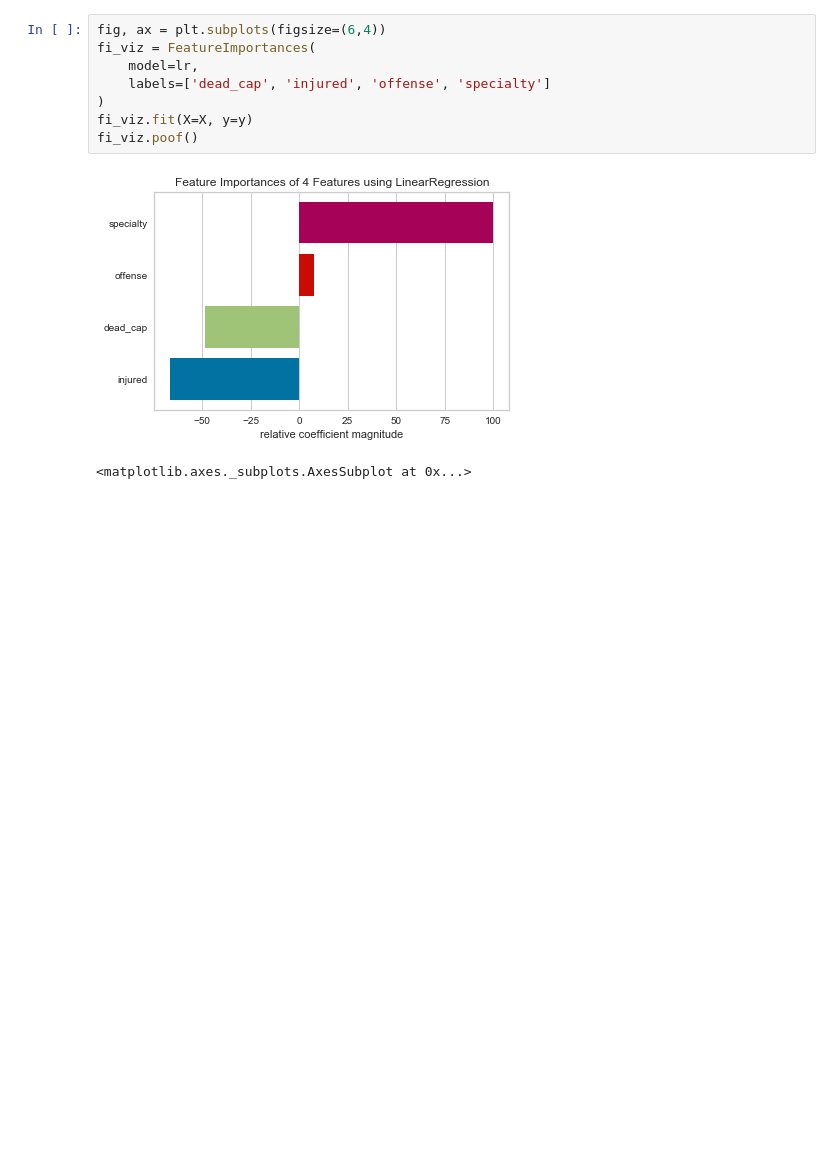
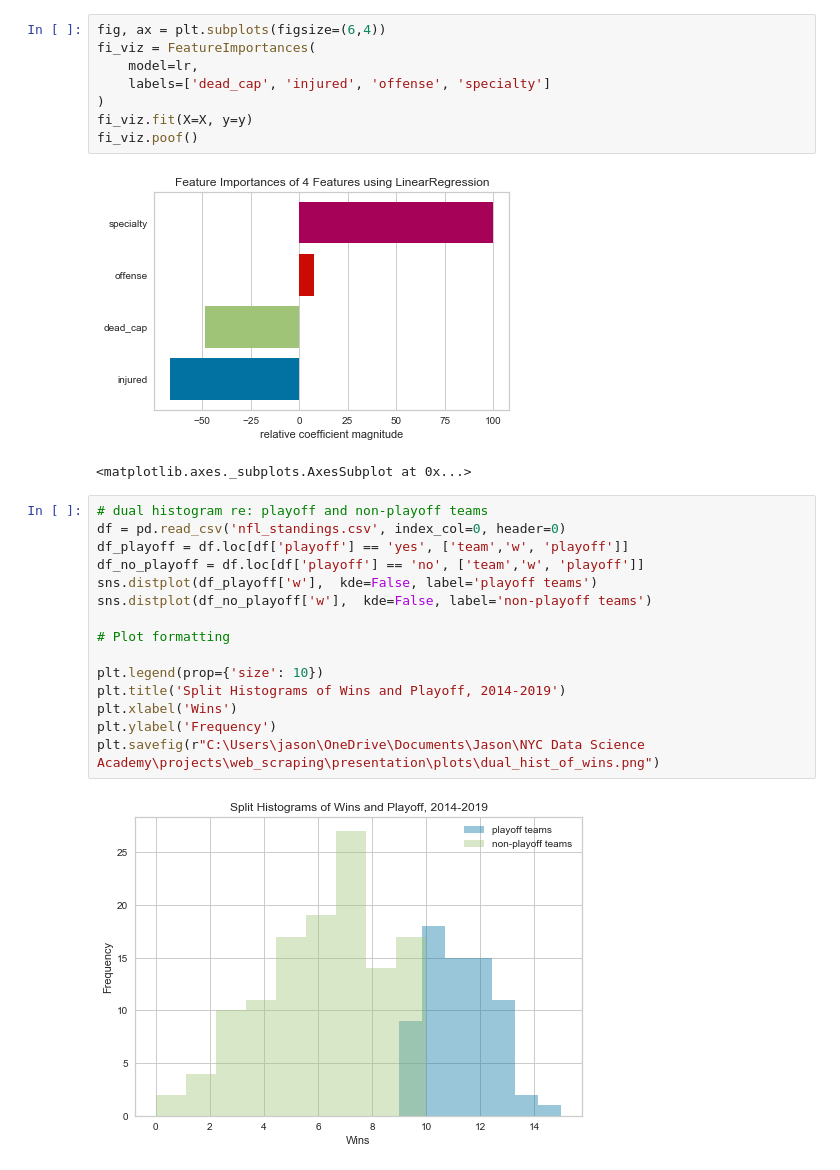
Before and after one commit to jwattier/nycdsa_web_scrape_project, a Jupyter notebook: sprtContracts/3_analyze_visualize.ipynb, the cells around one changed output. Drawn from its saved outputs; the diff is of its cells as text; blank space fills up the shorter version.

Commit message:
small updates to presentation and code for dual histogram of wins

```diff
--- a/sprtContracts/3_analyze_visualize.ipynb
+++ b/sprtContracts/3_analyze_visualize.ipynb
@@ -104,3 +104,20 @@ fi_viz.poof()
 # %% [output]
 [figure]
 <matplotlib.axes._subplots.AxesSubplot at 0x...>
+# %%
+# dual histogram re: playoff and non-playoff teams
+df = pd.read_csv('nfl_standings.csv', index_col=0, header=0)
+df_playoff = df.loc[df['playoff'] == 'yes', ['team','w', 'playoff']]
+df_no_playoff = df.loc[df['playoff'] == 'no', ['team','w', 'playoff']]
+sns.distplot(df_playoff['w'],  kde=False, label='playoff teams')
+sns.distplot(df_no_playoff['w'],  kde=False, label='non-playoff teams')
+
+# Plot formatting
+
+plt.legend(prop={'size': 10})
+plt.title('Split Histograms of Wins and Playoff, 2014-2019')
+plt.xlabel('Wins')
+plt.ylabel('Frequency')
+plt.savefig(r"C:\Users\jason\OneDrive\Documents\Jason\NYC Data Science Academy\projects\web_scraping\presentation\plots\dual_hist_of_wins.png")
+# %% [output]
+[figure, added]
```
Also changed, not shown: parts of 1 cell of this notebook, 3 other files.
